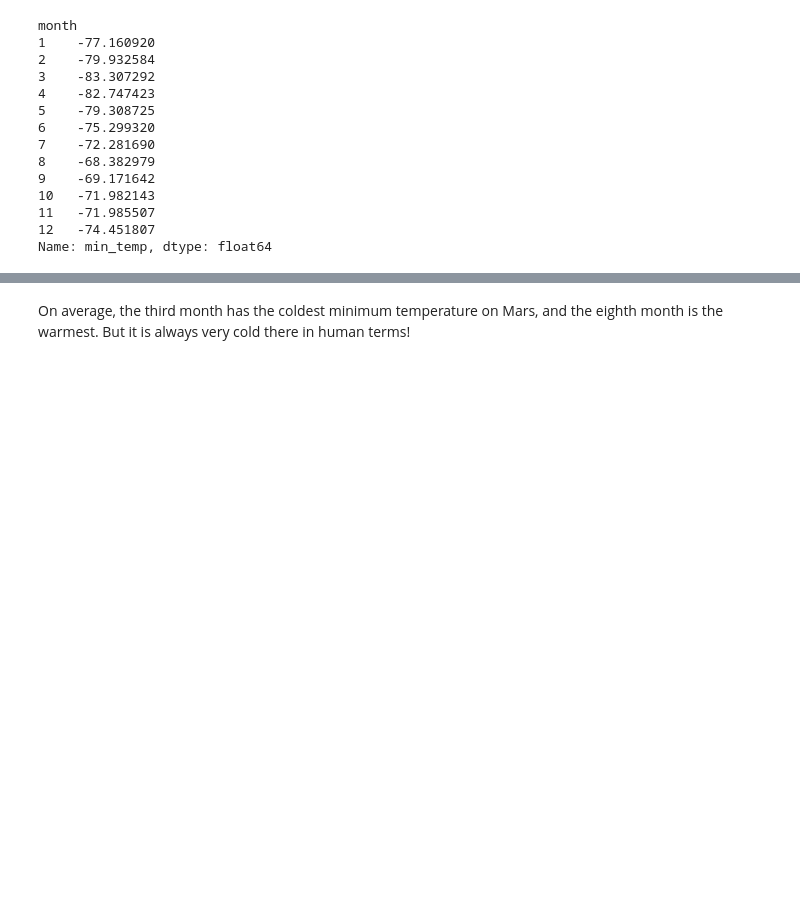
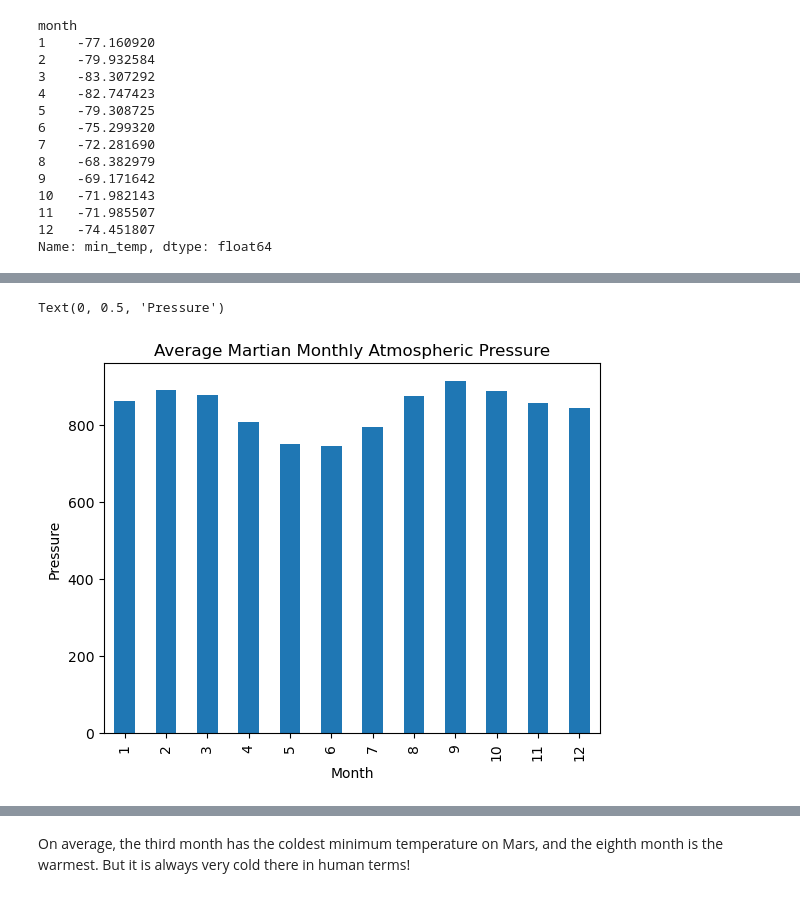
Before and after one commit to GabrielaCLopez/mars-data-scrape-challenge, a Jupyter notebook: MarsWeather/part_2_mars_weather.ipynb, the cells around one changed output, grey strips where cells are left out. Cells and saved outputs as stored; diff of their text form; code cells hidden in the pictures; blank space fills up the shorter version.

```diff
--- a/MarsWeather/part_2_mars_weather.ipynb
+++ b/MarsWeather/part_2_mars_weather.ipynb
@@ -227,2 +230,4 @@ avg_low_temp.groupby(['Country','Place'])['Value'].max()
 # %%
 # 4. Average pressure by Martian month group by month, average pressure
+avg_pressure = mars_df.groupby(by='month')['pressure'].mean()
+avg_pressure
@@ -229,2 +249,10 @@ avg_low_temp.groupby(['Country','Place'])['Value'].max()
 # %%
 # Plot the average pressure by month
+avg_pressure.plot(kind='bar')
+
+plt.title("Average Martian Monthly Atmospheric Pressure")
+plt.xlabel("Month")
+plt.ylabel("Pressure")
+# %% [output]
+Text(0, 0.5, 'Pressure')
+[figure, added]
```
Also changed, not shown: parts of 5 cells of this notebook.
